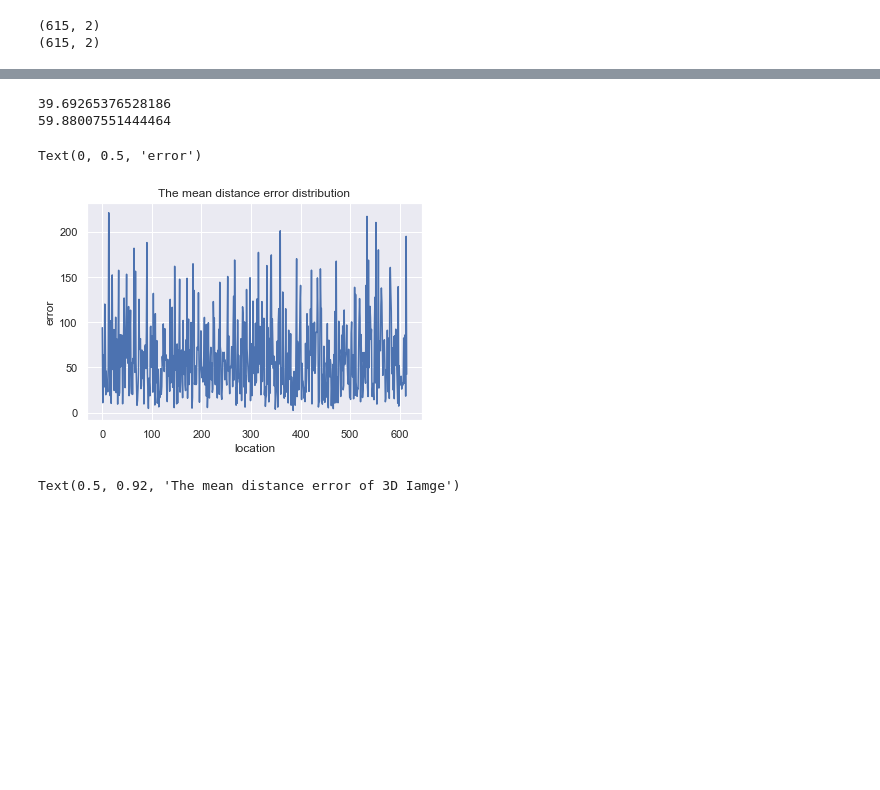
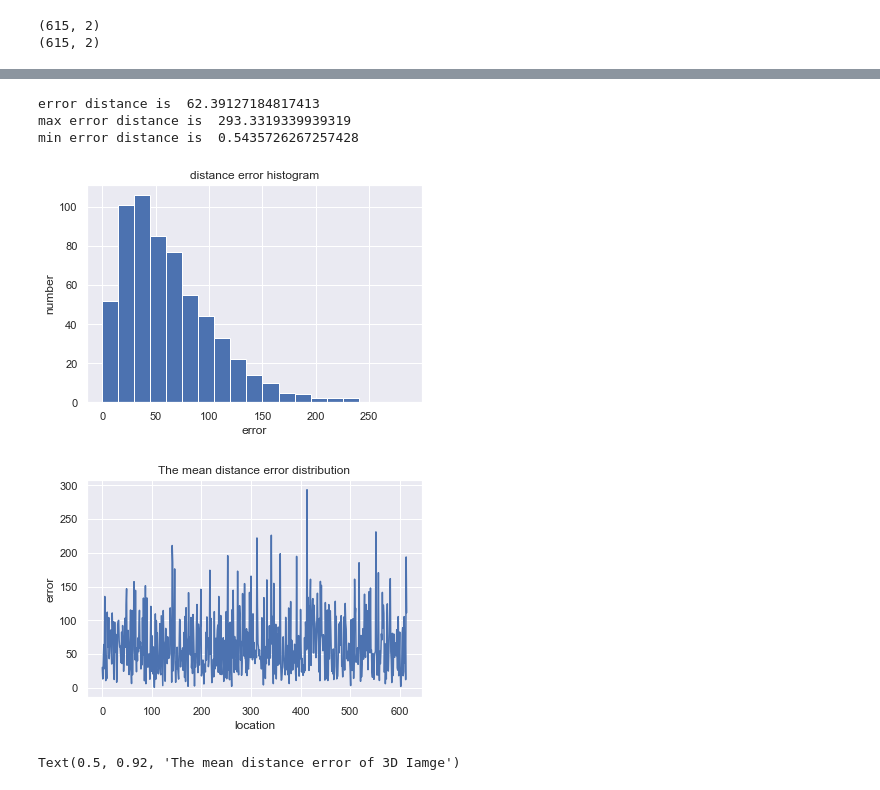
Before and after one commit to Yanlingwu95/Acoustic_Localization, a Jupyter notebook: Task1_D_VLOS.ipynb, the cells around one changed output, grey strips where cells are left out. Saved outputs shown, nothing was run; the diff lists cells and outputs as text; code cells hidden in the pictures; blank space fills up the shorter version.

Commit message:
add the small size

```diff
--- a/Task1_D_VLOS.ipynb
+++ b/Task1_D_VLOS.ipynb
@@ -41,22 +57,28 @@ location_test = np.transpose(location_data[:,train_length:])
 model = keras.Sequential()
 
 keras.layers.normalization.BatchNormalization()#epsilon=1e-06, mode=0, momentum=0.9, weights=None)
-model.add(Dropout(0.2)) # best 0.2
-model.add(Dense(2048, activation = 'relu'))  #tanh(343,1794)   relu (680,1600)   #the hidden layer number
+#model.add(Dropout(0.2)) # best 0.2
+keras.layers.Conv2D(1024, 3)  #, strides=(1, 1), padding='valid', data_format=None, dilation_rate=(1, 1), activation=None, use_bias=True, kernel_initializer='glorot_uniform', bias_initializer='zeros', kernel_regularizer=None, bias_regularizer=None, activity_regularizer=None, kernel_constraint=None, bias_constraint=None)
+keras.layers.AveragePooling2D(pool_size=(2, 2), strides=None, padding='valid', data_format=None)
+
+# keras.layers.normalization.BatchNormalization()#epsilon=1e-06, mode=0, momentum=0.9, weights=None)
+# #model.add(Dropout(0.2)) # best 0.2
+# keras.layers.Conv2D(2048, 3)  #, strides=(1, 1), padding='valid', data_format=None, dilation_rate=(1, 1), activation=None, use_bias=True, kernel_initializer='glorot_uniform', bias_initializer='zeros', kernel_regularizer=None, bias_regularizer=None, activity_regularizer=None, kernel_constraint=None, bias_constraint=None)
+# keras.layers.AveragePooling2D(pool_size=(2, 2), strides=None, padding='valid', data_format=None)
 
 keras.layers.normalization.BatchNormalization()
-model.add(Dropout(0.2)) # best 0.2
-model.add(Dense(2048, activation = 'relu'))  #tanh(343,1794)   relu (680,1600)   #the hidden layer number
+model.add(Dropout(0.25)) # best 0.2
+model.add(Dense(256, activation = 'relu'))  #tanh(343,1794)   relu (680,1600)   #the hidden layer number
 
-keras.layers.normalization.BatchNormalization()
-model.add(Dropout(0.2)) # best 0.2
-model.add(Dense(2048, activation = 'relu'))  #tanh(343,1794)   relu (680,1600)   #the hidden layer number
+# keras.layers.normalization.BatchNormalization()
+# model.add(Dropout(0.25)) # best 0.2
+# model.add(Dense(1024, activation = 'relu'))  #tanh(343,1794)   relu (680,1600)   #the hidden layer number
 
 model.add(Dense(d, activation = 'linear'))  # None is different from 'linear'      ### the output layer
 # %%
 #Compilation
 loss_func = 'mean_squared_error'   #   categorical_crossentropy(bad)   mean_squared_error
-opt_func = keras.optimizers.Adam(lr=0.01) #'Adam'  lr=0.2  #  RMSprop(overfiiting) sgd(overfitting)  Adadelta(overfitting)   Adam
+opt_func = keras.optimizers.Adam(lr=0.1) #'Adam'  lr=0.2  #  RMSprop(overfiiting) sgd(overfitting)  Adadelta(overfitting)   Adam
 
 model.compile(loss = loss_func,
               optimizer = opt_func,
@@ -68,7 +90,7 @@ model.compile(loss = loss_func,
 early_stop = keras.callbacks.EarlyStopping(monitor='loss', min_delta=0.1)
 history = model.fit(impulses_train, location_train,
                     batch_size = 20, # 10,20
-                    epochs = 100,
+                    epochs = 200,
                     verbose = 2,
                    # callbacks=[early_stop],
                     validation_split = 0.2 #0.2
@@ -143,32 +164,47 @@ Test loss & mean_absolute_error:  [2643.7979373094513, 39.69265395994109]
 # %%
 #calculate the mean of error distance
 err = loc_prediction - location_test
 x = err[:,:1]
 y = err[:,1:]
 
 err_abs = np.abs(err)
 
-err_abs_mean = np.mean(err_abs)
-print(err_abs_mean)
+# err_abs_mean = np.mean(err_abs)
+# print(err_abs_mean)
 #print(err_abs_mean.shape)
 err_dis = np.sqrt(np.square(x)+np.square(y))
+err_min = np.min(err_dis)
+err_max = np.max(err_dis)
 err_avg = np.mean(err_dis)
-print(err_avg)
+print("error distance is ", err_avg)
+print("max error distance is ", err_max)
+print("min error distance is ", err_min)
 #set the value of x, y, z
 x,y,z = location_test[:,:1],location_test[:,1:2],err_dis
 z_max = np.round(max(z))
 z_min = np.round(max(z))
 
 #plot the 2D image of error
+plt.figure(1)
+#plt.subplot(2,1,2)
+plt.hist(err_dis, bins =  range(0,300,15))
+plt.xlabel("error")
+plt.ylabel("number")
+plt.title("distance error histogram")
+
+plt.figure(2)
+#plt.subplot(2,1,1)
 plt.plot(err_dis)
 plt.title("The mean distance error distribution")
 plt.xlabel("location")
 plt.ylabel("error")
+plt.show()
 # %% [output]
-39.69265376528186
-59.88007551444464
+error distance is  62.39127184817413
+max error distance is  293.3319339939319
+min error distance is  0.5435726267257428
-Text(0, 0.5, 'error')
-[figure, old version]
+[figure, new version]
+[figure, added]
 # %%
 #plot 3D image
 ax = plt.subplot(111,projection='3d')
```
Also changed, not shown: parts of 6 cells of this notebook.
